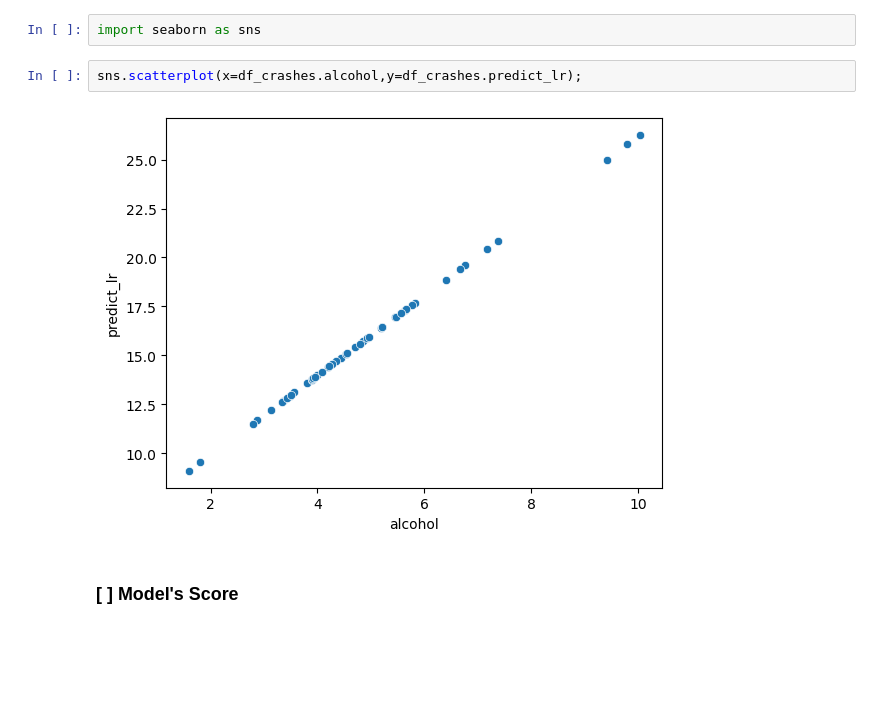
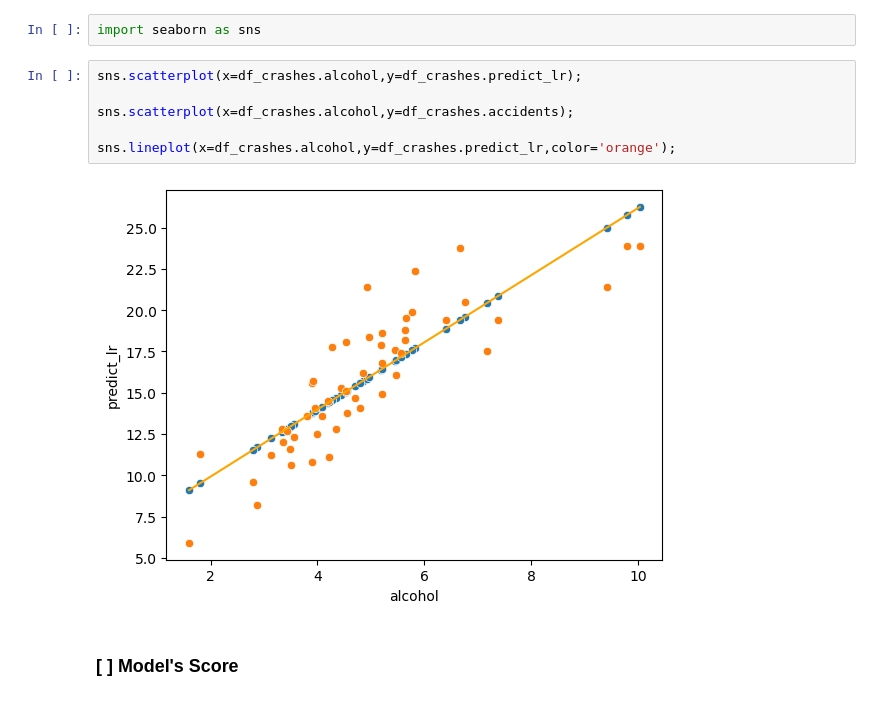
Before and after one commit to toluwabori/resolving-machine-learning-python, a Jupyter notebook: 01_The Linear Regression & Supervised Regression Models/01B_ml-linear-regression_session_blank.ipynb, the cells around one changed output. Saved outputs shown, nothing was run; the diff lists cells and outputs as text; blank space fills up the shorter version.

```diff
--- a/01_The Linear Regression & Supervised Regression Models/01B_ml-linear-regression_session_blank.ipynb
+++ b/01_The Linear Regression & Supervised Regression Models/01B_ml-linear-regression_session_blank.ipynb
@@ -144,10 +144,14 @@ df_crashes
 ### Model Visualization
 # %%
 import seaborn as sns
-# %%
-sns.scatterplot(x=df_crashes.alcohol,y=df_crashes.predict_lr);
-# %% [output]
-[figure, removed]
+# %%
+sns.scatterplot(x=df_crashes.alcohol,y=df_crashes.predict_lr);
+
+sns.scatterplot(x=df_crashes.alcohol,y=df_crashes.accidents);
+
+sns.lineplot(x=df_crashes.alcohol,y=df_crashes.predict_lr,color='orange');
+# %% [output]
+[figure, added]
 # %% [markdown]
 ### [ ] Model's Score
 # %% [markdown]
```
Also changed, not shown: parts of 1 cell of this notebook.
